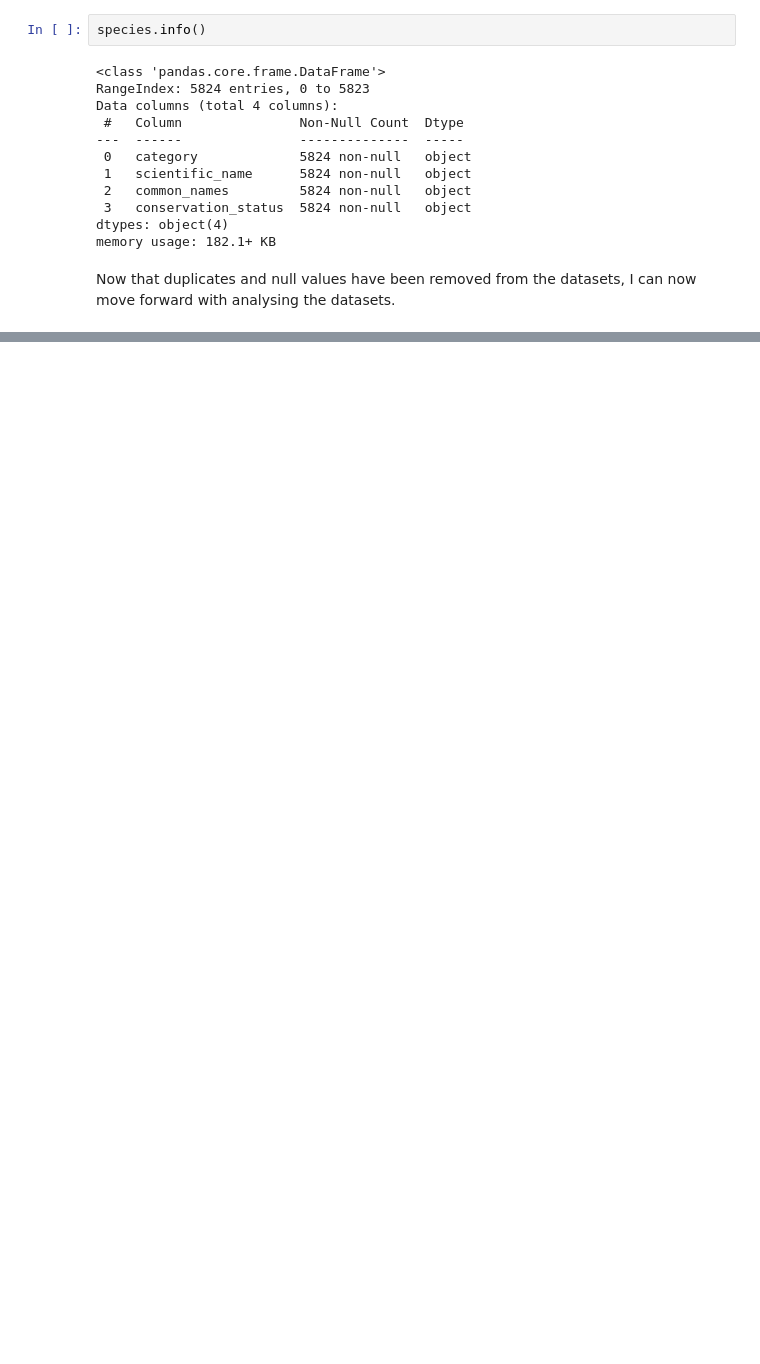
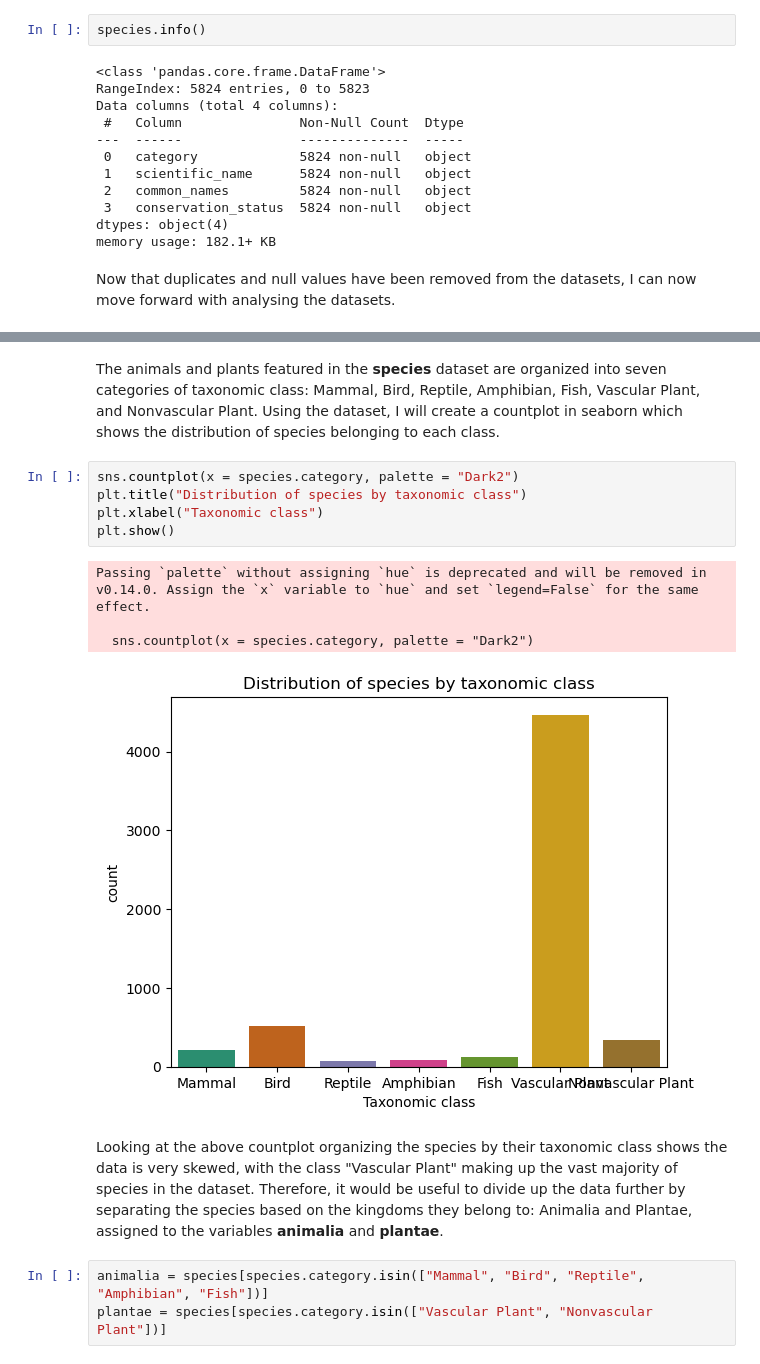
Before and after one commit to karoanton/nlp_data_science_course, a Jupyter notebook: Biodiversity in National Parks/biodiversity.ipynb, the cells around one changed output, grey strips where cells are left out. Drawn from its saved outputs; the diff is of its cells as text; blank space fills up the shorter version.

```diff
--- a/Biodiversity in National Parks/biodiversity.ipynb
+++ b/Biodiversity in National Parks/biodiversity.ipynb
@@ -165,0 +301,17 @@ Now that duplicates and null values have been removed from the datasets, I can n
+# %% [markdown]
+The animals and plants featured in the **species** dataset are organized into seven categories of taxonomic class: Mammal, Bird, Reptile, Amphibian, Fish, Vascular Plant, and Nonvascular Plant. Using the dataset, I will create a countplot in seaborn which shows the distribution of species belonging to each class.
+# %%
+sns.countplot(x = species.category, palette = "Dark2")
+plt.title("Distribution of species by taxonomic class")
+plt.xlabel("Taxonomic class")
+plt.show()
+# %% [output]
+Passing `palette` without assigning `hue` is deprecated and will be removed in v0.14.0. Assign the `x` variable to `hue` and set `legend=False` for the same effect.
+
+  sns.countplot(x = species.category, palette = "Dark2")
+[figure, added]
+# %% [markdown]
+Looking at the above countplot organizing the species by their taxonomic class shows the data is very skewed, with the class "Vascular Plant" making up the vast majority of species in the dataset. Therefore, it would be useful to divide up the data further by separating the species based on the kingdoms they belong to: Animalia and Plantae, assigned to the variables **animalia** and **plantae**.
+# %%
+animalia = species[species.category.isin(["Mammal", "Bird", "Reptile", "Amphibian", "Fish"])]
+plantae = species[species.category.isin(["Vascular Plant", "Nonvascular Plant"])]
```
Also changed, not shown: parts of 57 cells of this notebook.
